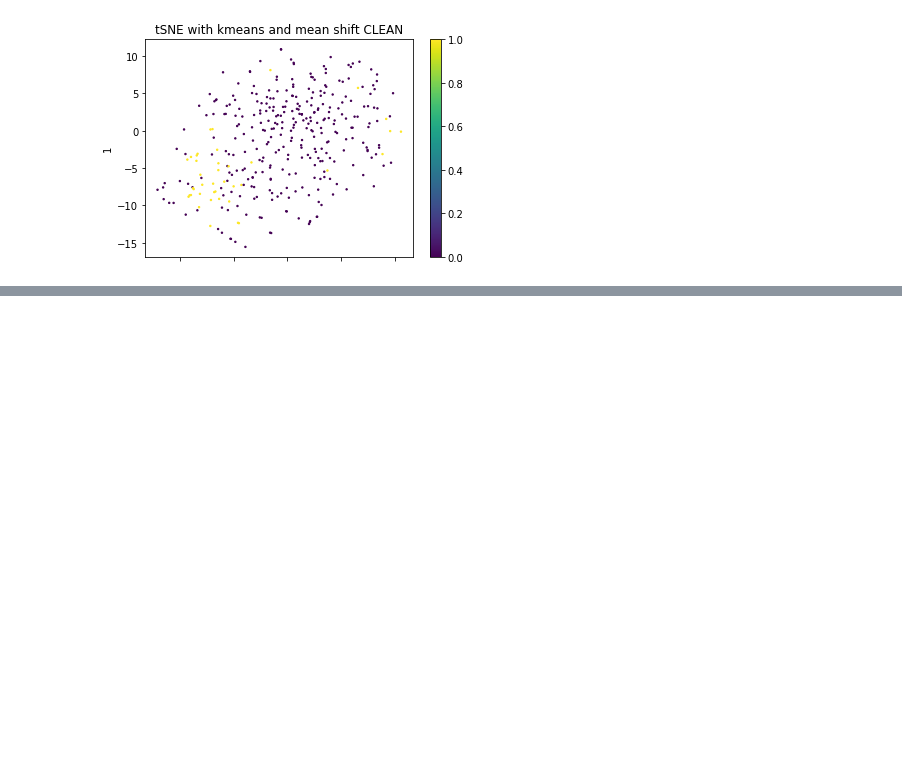
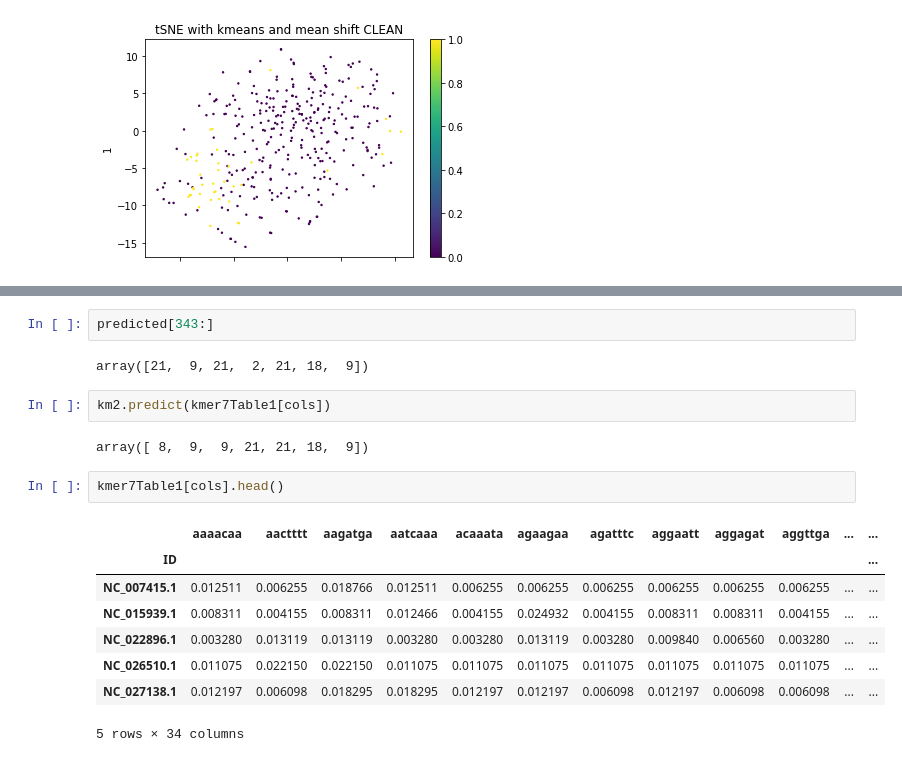
Before and after one commit to solislemuslab/mycovirus-ml, a Jupyter notebook: scripts/lukeSelberg/kmeansPcaTsne.ipynb, the cells around one changed output, grey strips where cells are left out. Saved outputs shown, nothing was run; the diff lists cells and outputs as text; blank space fills up the shorter version.

```diff
--- a/scripts/lukeSelberg/kmeansPcaTsne.ipynb
+++ b/scripts/lukeSelberg/kmeansPcaTsne.ipynb
@@ -214,0 +238,19 @@ plt.show()
+# %%
+predicted[343:]
+# %% [output]
+array([21,  9, 21,  2, 21, 18,  9])
+# %%
+km2.predict(kmer7Table1[cols])
+# %% [output]
+array([ 8,  9,  9, 21, 21, 18,  9])
+# %%
+kmer7Table1[cols].head()
+# %% [output]
+|  | aaaacaa | aactttt | aagatga | aatcaaa | acaaata | agaagaa | agatttc | aggaatt | aggagat | aggttga | ... | ... |
+| ID |  |  |  |  |  |  |  |  |  |  |  | ... |
+| NC_007415.1 | 0.012511 | 0.006255 | 0.018766 | 0.012511 | 0.006255 | 0.006255 | 0.006255 | 0.006255 | 0.006255 | 0.006255 | ... | ... |
+| NC_015939.1 | 0.008311 | 0.004155 | 0.008311 | 0.012466 | 0.004155 | 0.024932 | 0.004155 | 0.008311 | 0.008311 | 0.004155 | ... | ... |
+| NC_022896.1 | 0.003280 | 0.013119 | 0.013119 | 0.003280 | 0.003280 | 0.013119 | 0.003280 | 0.009840 | 0.006560 | 0.003280 | ... | ... |
+| NC_026510.1 | 0.011075 | 0.022150 | 0.022150 | 0.011075 | 0.011075 | 0.011075 | 0.011075 | 0.011075 | 0.011075 | 0.011075 | ... | ... |
+| NC_027138.1 | 0.012197 | 0.006098 | 0.018295 | 0.018295 | 0.012197 | 0.012197 | 0.006098 | 0.012197 | 0.006098 | 0.006098 | ... | ... |
+5 rows × 34 columns
```
Also changed, not shown: parts of 10 cells of this notebook, 2 other files.
